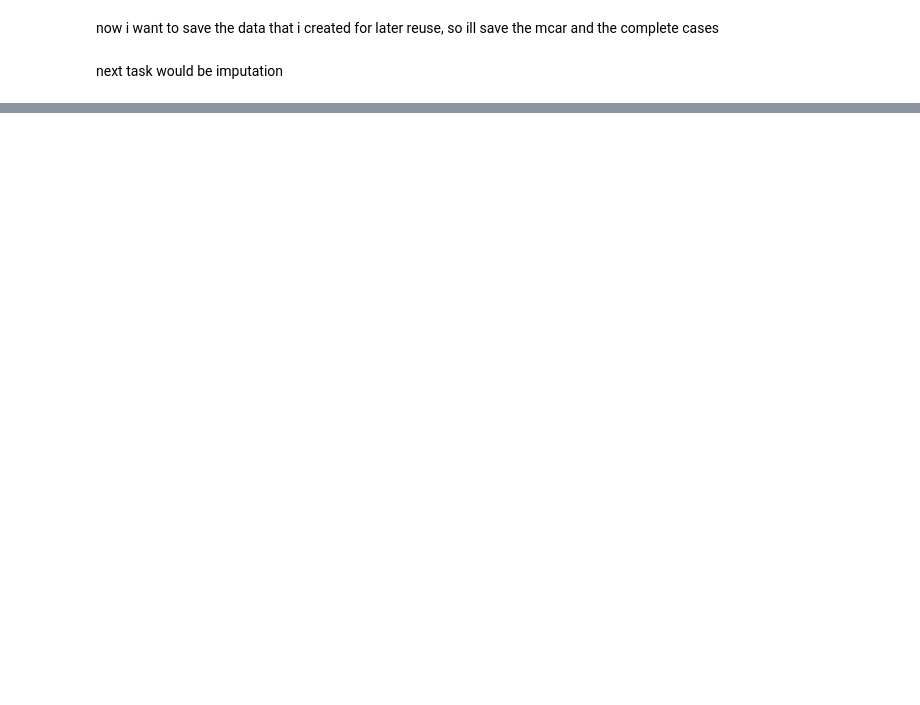
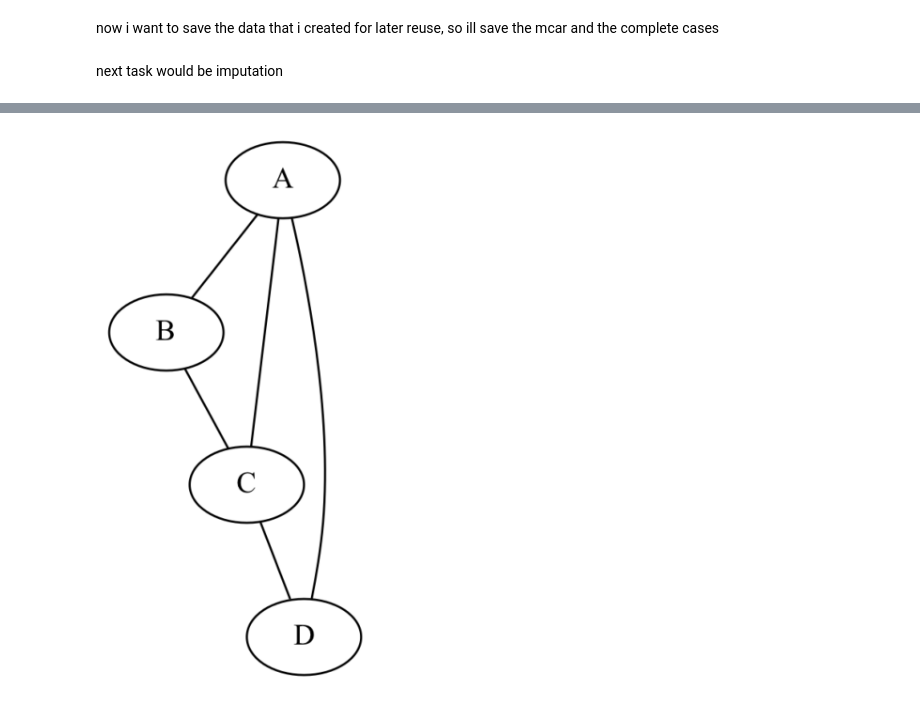
Before and after one commit to eodole/Masters_Thesis, a Jupyter notebook: Py_Code/missing_data.ipynb, the cells around one changed output, grey strips where cells are left out. Saved outputs shown, nothing was run; the diff lists cells and outputs as text; code cells hidden in the pictures; blank space fills up the shorter version.

```diff
--- a/Py_Code/missing_data.ipynb
+++ b/Py_Code/missing_data.ipynb
@@ -79,0 +145,5 @@ mean_imp = imp.fit_transform(mcar_data)
+# %%
+g_regrImp = pc(mean_imp, indep_test="kci")
+g_regrImp.draw_pydot_graph(labels=labels)
+# %% [output]
+[figure, added]
```
Also changed, not shown: parts of 13 cells of this notebook, 3 other files.
